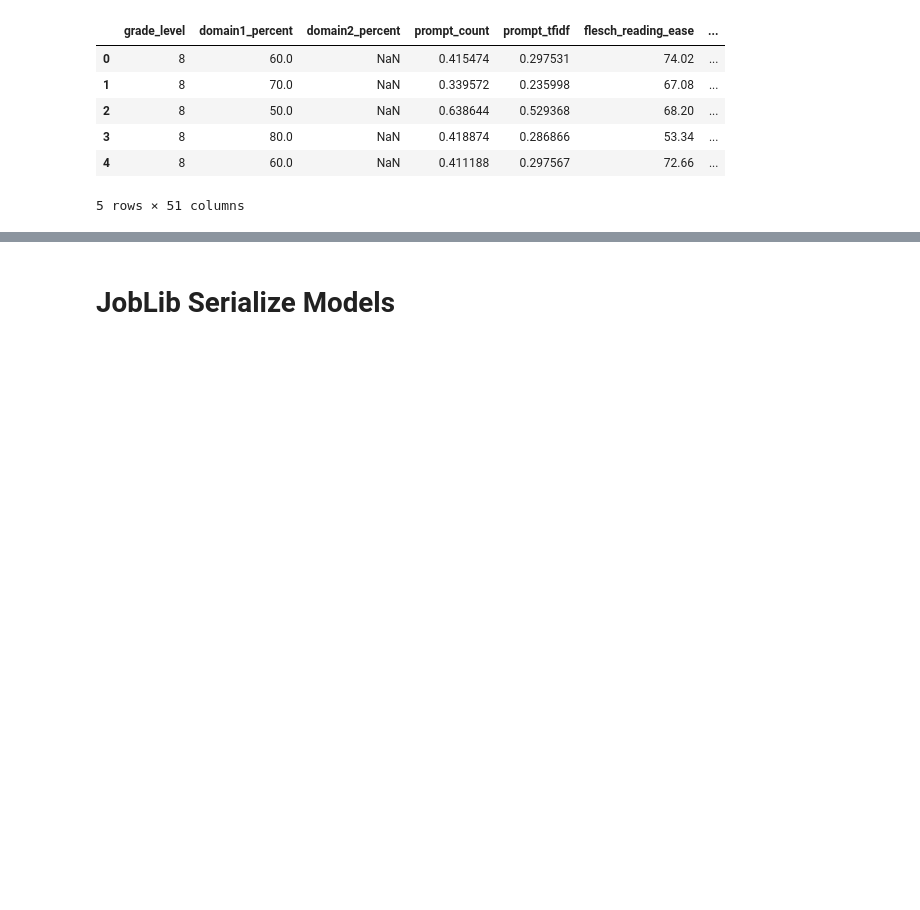
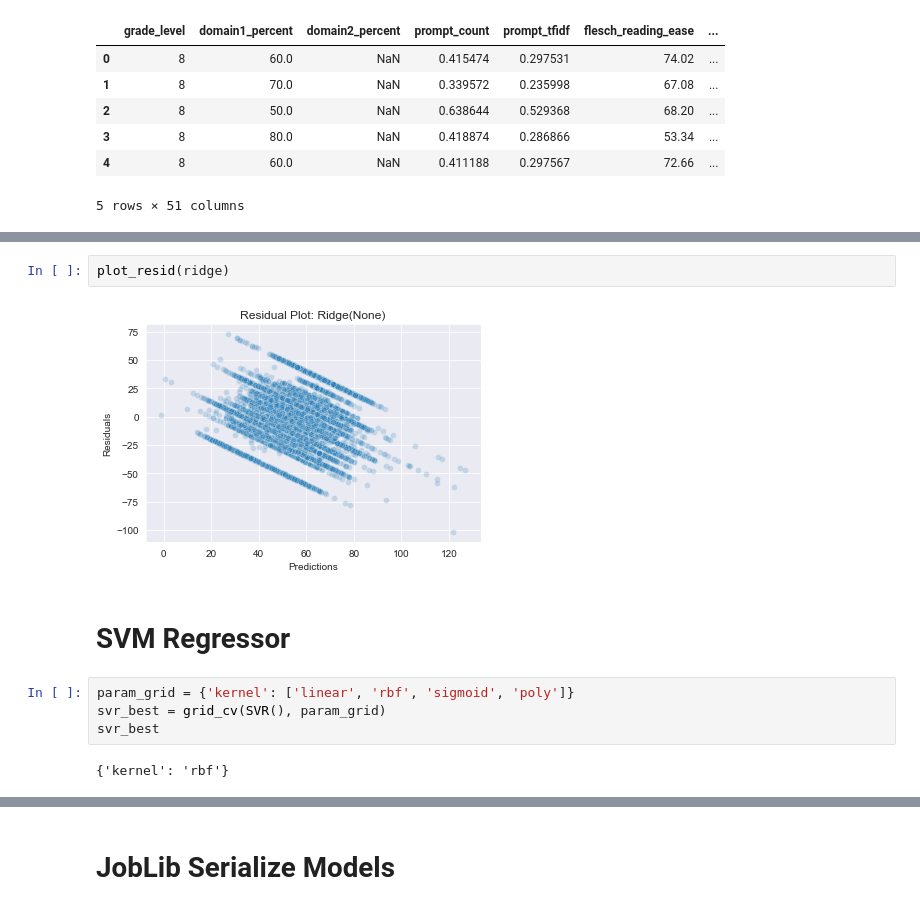
Before and after one commit to MattEding/EssayScorer, a Jupyter notebook: modeling.ipynb, the cells around one changed output, grey strips where cells are left out. Drawn from its saved outputs; the diff is of its cells as text; blank space fills up the shorter version.

```diff
--- a/modeling.ipynb
+++ b/modeling.ipynb
@@ -77,0 +147,12 @@ valid_df.head()
+# %%
+plot_resid(ridge)
+# %% [output]
+[figure, added]
+# %% [markdown]
+# SVM Regressor
+# %%
+param_grid = {'kernel': ['linear', 'rbf', 'sigmoid', 'poly']}
+svr_best = grid_cv(SVR(), param_grid)
+svr_best
+# %% [output]
+{'kernel': 'rbf'}
```
Also changed, not shown: parts of 22 cells of this notebook, 1 other file.
